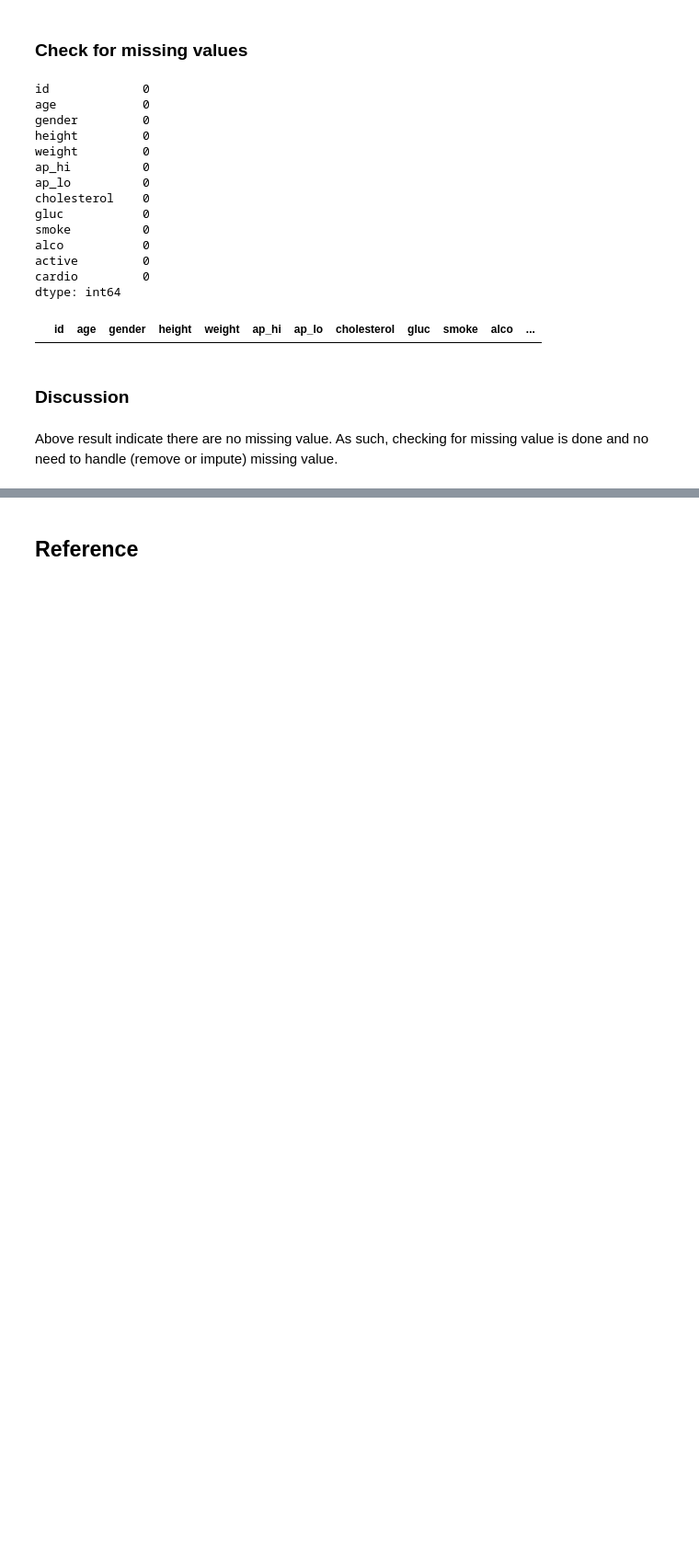
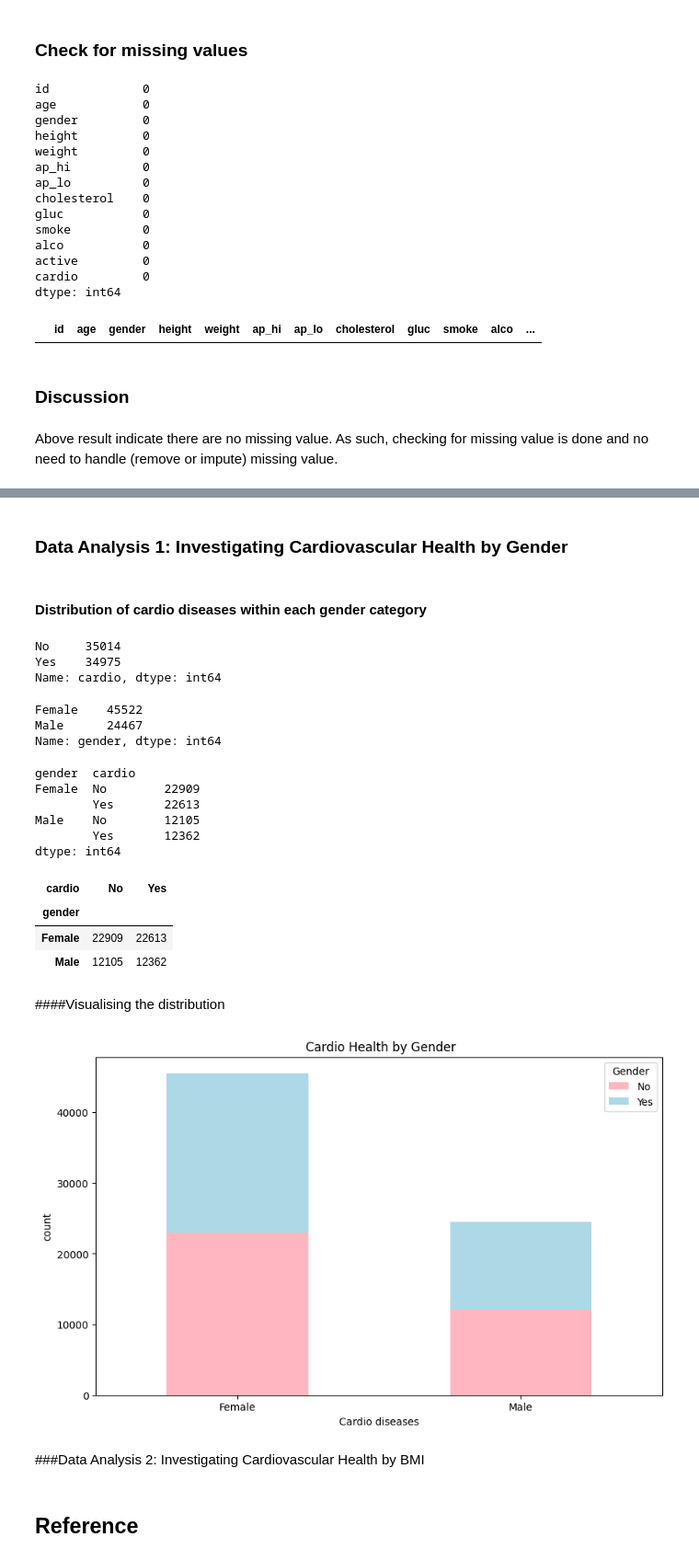
Before and after one commit to w21280485/assignment_a2_2, a Jupyter notebook: Code_Development_Notebook.ipynb, the cells around one changed output, grey strips where cells are left out. Shown at 92% size. Drawn from its saved outputs; the diff is of its cells as text; code cells hidden in the pictures; blank space fills up the shorter version.

```diff
--- a/Code_Development_Notebook.ipynb
+++ b/Code_Development_Notebook.ipynb
@@ -253,0 +268,5 @@ Above result indicate there are no missing value. As such, checking for missing
+# %%
+df['cardio'].replace(to_replace=[0,1], value=['No','Yes'], inplace=True)
+df['gender'].replace(to_replace=[1,2,3], value=['Female','Male','Unknown'], inplace=True)
+df['cholesterol'].replace(to_replace=[1,2,3], value=['Normal','Above normal', 'Well above normal'], inplace=True)
+df
@@ -254,3 +287,72 @@ Above result indicate there are no missing value. As such, checking for missing
+# %% [markdown]
+### Data Analysis 1: Investigating Cardiovascular Health by Gender
+# %% [markdown]
+####  Distribution of cardio diseases within each gender category
+# %%
+# Calculate the count of cardio diseases among all genders to understand cardio distribution
+cardio_counts = df['cardio'].value_counts()
+
+# Display the resulting DataFrame
+cardio_counts
+# %% [output]
+No     35014
+Yes    34975
+Name: cardio, dtype: int64
+# %%
+# Calculate the count of cardio diseases by gender to understand gender distribution
+gender_counts = df['gender'].value_counts()
+
+# Display the resulting DataFrame
+gender_counts
+# %% [output]
+Female    45522
+Male      24467
+Name: gender, dtype: int64
+# %%
+# Group the data by Cardio and Gender
+grouped_data = df.groupby(['gender','cardio'])
+grouped_data
+
+# Calculate the count for each group
+cardio_gender_counts = grouped_data.size()
+
+# Display the resulting DataFrame
+cardio_gender_counts
+# %% [output]
+gender  cardio
+Female  No        22909
+        Yes       22613
+Male    No        12105
+        Yes       12362
+dtype: int64
+# %%
+# Reshape the result to have cardio as rows and gender as columns
+cardio_gender_counts = cardio_gender_counts.unstack()
+
+# Display the resulting DataFrame
+cardio_gender_counts
+# %% [output]
+| cardio | No | Yes |
+| gender |  |  |
+| Female | 22909 | 22613 |
+| Male | 12105 | 12362 |
+# %% [markdown]
+####Visualising the distribution
+# %%
+# Create a stacked bar chart
+cardio_gender_counts.plot(kind='bar', stacked=True, figsize=(10, 6), color=('lightpink','lightblue'))
+plt.title(' Cardio Health by Gender')
+plt.xlabel('Cardio diseases')
+plt.ylabel('count')
+plt.xticks(rotation=0)
+plt.legend(title='Gender')
+
+# Display the plot
+plt.show()
+# %% [output]
+[figure, added]
+# %% [markdown]
+###Data Analysis 2: Investigating Cardiovascular Health by BMI
 # %% [markdown]
 ## Reference
 # %% [markdown]
```
Also changed, not shown: parts of 15 cells of this notebook.
